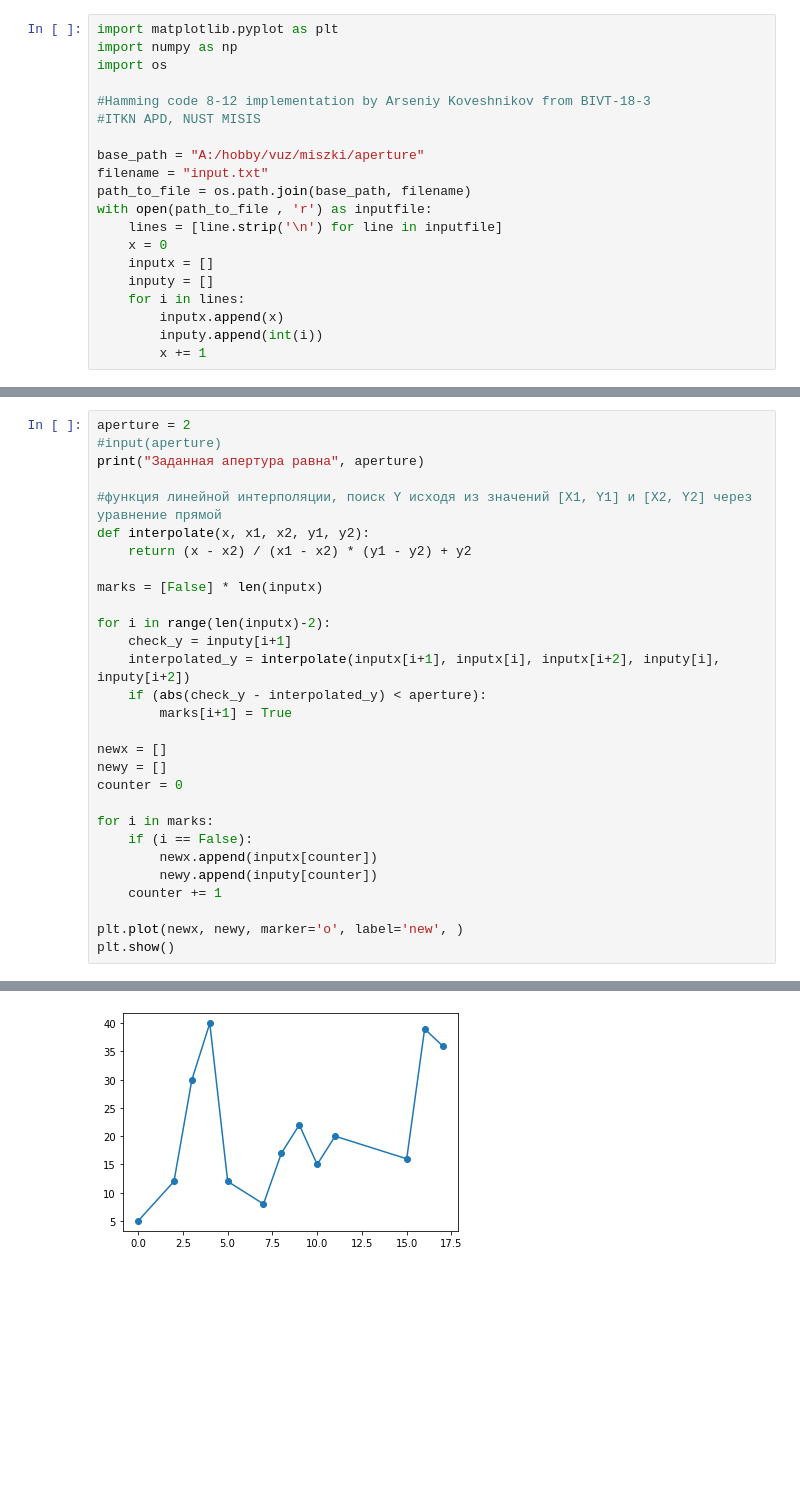
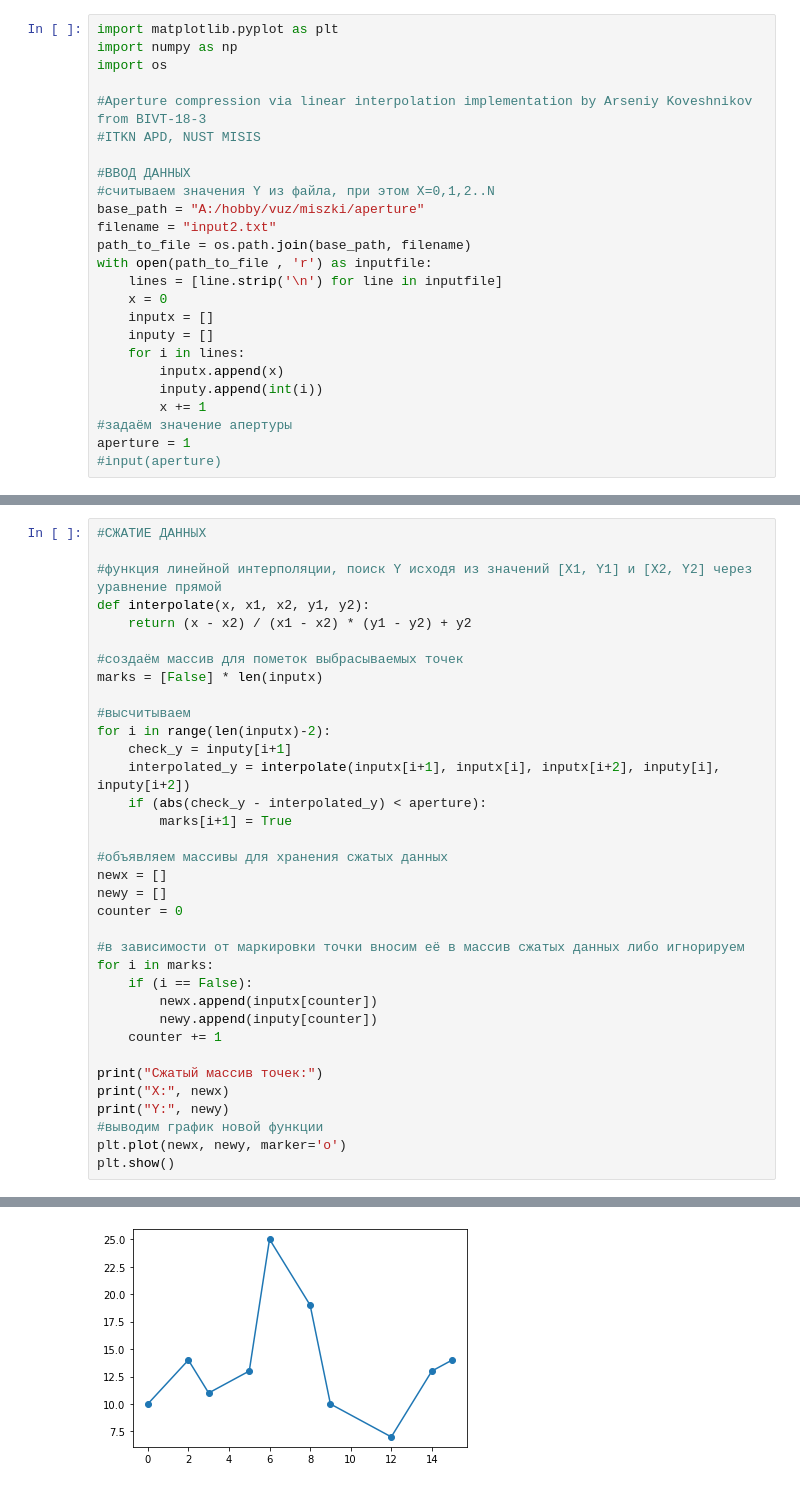
Before and after one commit to arskvsh/miszki, a Jupyter notebook: aperture/aperture compression.ipynb, the cells around one changed output, grey strips where cells are left out. Drawn from its saved outputs; the diff is of its cells as text; blank space fills up the shorter version.

```diff
--- a/aperture/aperture compression.ipynb
+++ b/aperture/aperture compression.ipynb
@@ -3,11 +3,13 @@ import matplotlib.pyplot as plt
 import numpy as np
 import os
 
-#Hamming code 8-12 implementation by Arseniy Koveshnikov from BIVT-18-3
+#Aperture compression via linear interpolation implementation by Arseniy Koveshnikov from BIVT-18-3
 #ITKN APD, NUST MISIS
 
+#ВВОД ДАННЫХ
+#считываем значения Y из файла, при этом X=0,1,2..N
 base_path = "A:/hobby/vuz/miszki/aperture"
-filename = "input.txt"
+filename = "input2.txt"
 path_to_file = os.path.join(base_path, filename)
 with open(path_to_file , 'r') as inputfile:
     lines = [line.strip('\n') for line in inputfile]
@@ -18,6 +20,9 @@ with open(path_to_file , 'r') as inputfile:
         inputx.append(x)
         inputy.append(int(i))
         x += 1
+#задаём значение апертуры
+aperture = 1
+#input(aperture)
 # %%
 print("Исходный массив точек:")
 print("X:", inputx)
@@ -33,30 +41,36 @@ Y: [5, 10, 12, 30, 40, 12, 10, 8, 17, 22, 15, 20, 19, 18, 17, 16, 39, 36]
 # %%
-aperture = 2
-#input(aperture)
-print("Заданная апертура равна", aperture)
+#СЖАТИЕ ДАННЫХ
 
 #функция линейной интерполяции, поиск Y исходя из значений [X1, Y1] и [X2, Y2] через уравнение прямой
 def interpolate(x, x1, x2, y1, y2):
     return (x - x2) / (x1 - x2) * (y1 - y2) + y2
 
+#создаём массив для пометок выбрасываемых точек
 marks = [False] * len(inputx)
 
+#высчитываем
 for i in range(len(inputx)-2):
     check_y = inputy[i+1]
     interpolated_y = interpolate(inputx[i+1], inputx[i], inputx[i+2], inputy[i], inputy[i+2])
     if (abs(check_y - interpolated_y) < aperture):
         marks[i+1] = True
 
+#объявляем массивы для хранения сжатых данных
 newx = []
 newy = []
 counter = 0
 
+#в зависимости от маркировки точки вносим её в массив сжатых данных либо игнорируем
 for i in marks:
     if (i == False):
         newx.append(inputx[counter])
         newy.append(inputy[counter])
     counter += 1
 
-plt.plot(newx, newy, marker='o', label='new', )
+print("Сжатый массив точек:")
+print("X:", newx)
+print("Y:", newy)
+#выводим график новой функции
+plt.plot(newx, newy, marker='o')
 plt.show()
 # %% [output]
@@ -69 +80 @@ plt.show()
-[figure, old version]
+[figure, new version]
```
Also changed, not shown: parts of 3 cells of this notebook, 4 other files.
